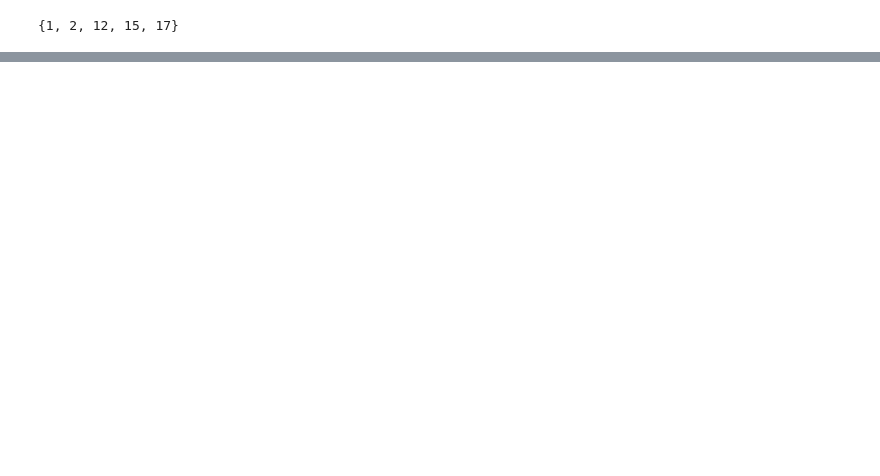
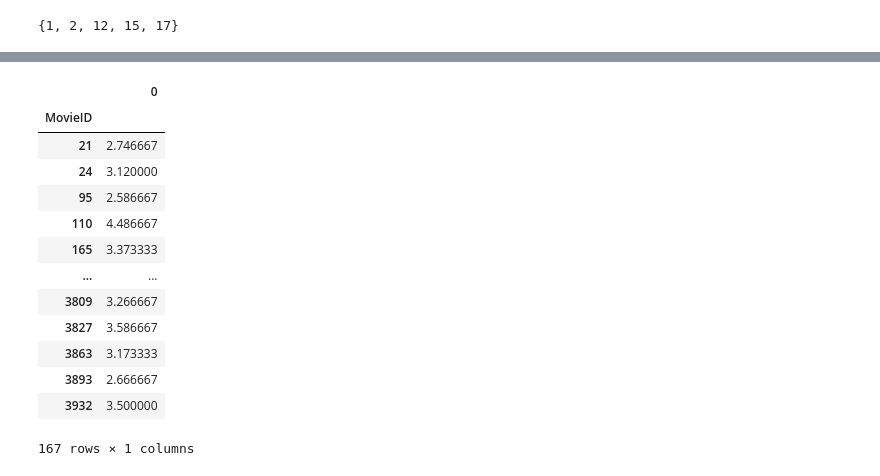
Before and after one commit to RecSys-The-Hood/MiniProject, a Jupyter notebook: KModes_SVD.ipynb, the cells around one changed output, grey strips where cells are left out. Drawn from its saved outputs; the diff is of its cells as text; code cells hidden in the pictures; blank space fills up the shorter version.

```diff
--- a/KModes_SVD.ipynb
+++ b/KModes_SVD.ipynb
@@ -125,0 +218,4 @@ A_mat
+# %%
+A_mat=A_mat.round(2)
+# print(A_mat.dtypes)
+A_mat,A_watched
@@ -227,0 +264,4 @@ closest
+# %%
+# new_mat = (U_red.dot(Sigma)).dot(V_red)
+new_mat = np.matmul(U_red,np.matmul(Sigma_red,np.transpose(V_red)))
+new_mat
@@ -227,0 +286,9 @@ closest
+# %%
+def invert_array(arr):
+    for i in range(len(arr)):
+        for j in range(len(arr[i])):
+            arr[i][j] *= -1
+    return arr
+
+corrected_array=invert_array(new_mat)
+corrected_array
@@ -227,0 +313,20 @@ closest
+# %%
+movie_averages=np.mean(corrected_array,axis=0)
+movie_IDs=A_watched.columns
+movie_avg_df=pd.DataFrame(movie_averages,index=movie_IDs)
+movie_avg_df
+# %% [output]
+|  | 0 |
+| MovieID |  |
+| 21 | 2.746667 |
+| 24 | 3.120000 |
+| 95 | 2.586667 |
+| 110 | 4.486667 |
+| 165 | 3.373333 |
+| ... | ... |
+| 3809 | 3.266667 |
+| 3827 | 3.586667 |
+| 3863 | 3.173333 |
+| 3893 | 2.666667 |
+| 3932 | 3.500000 |
+167 rows × 1 columns
```
Also changed, not shown: parts of 23 cells of this notebook, 1 other file.
